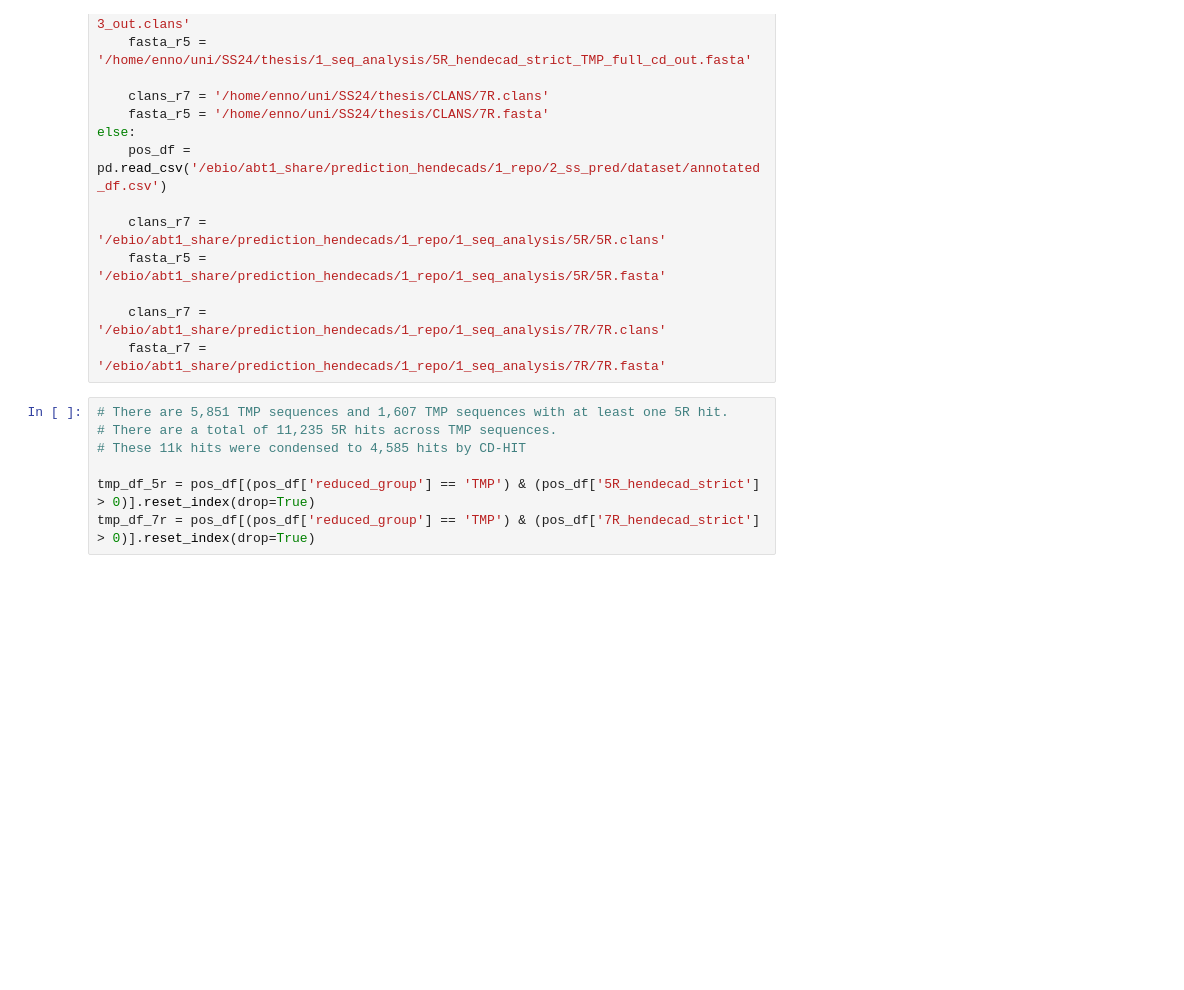
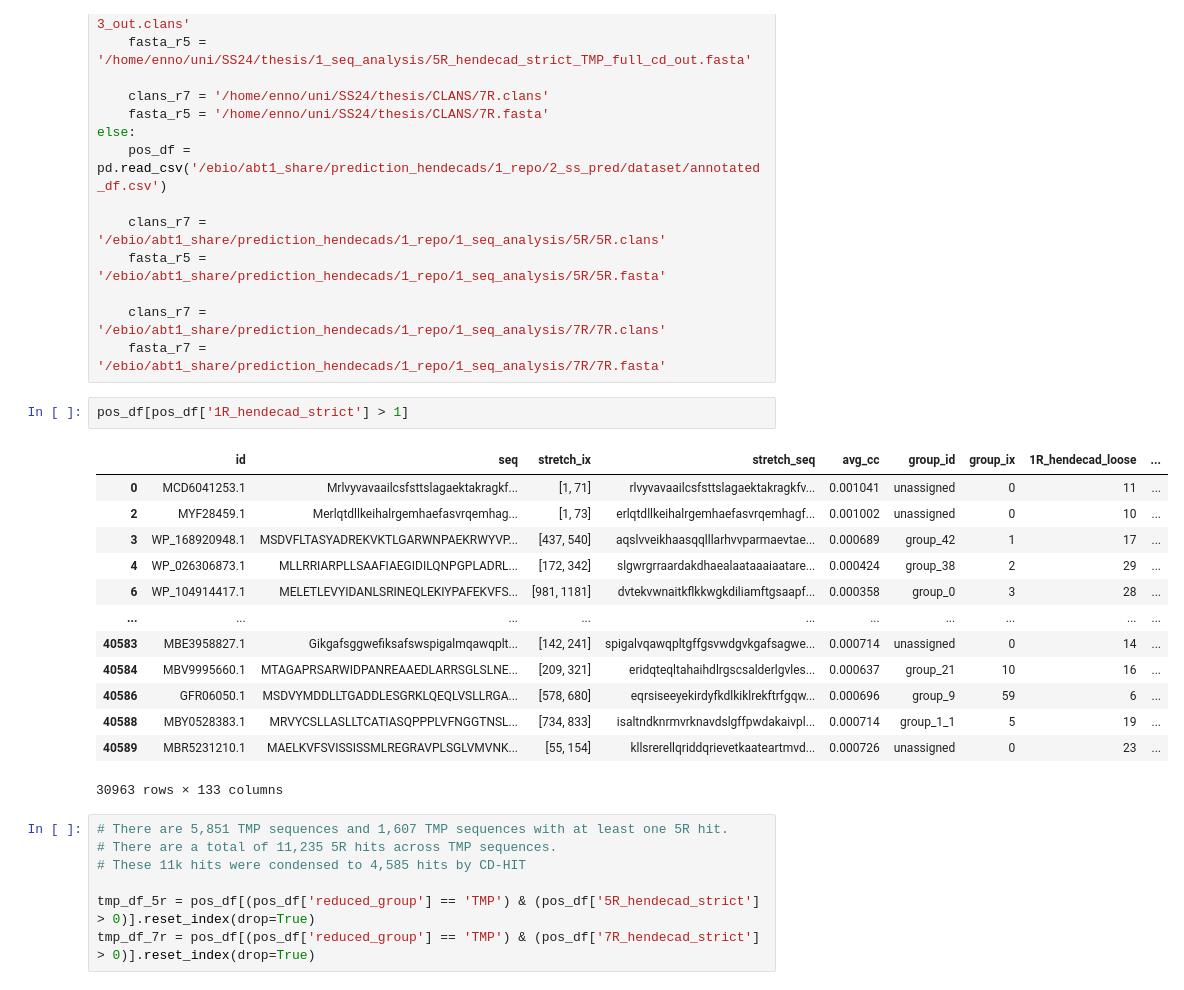
Before and after one commit to donEnno/hendecads, a Jupyter notebook: 1_seq_analysis/tmp_cd_clans.ipynb, the cells around one changed output. Saved outputs shown, nothing was run; the diff lists cells and outputs as text; blank space fills up the shorter version.

```diff
--- a/1_seq_analysis/tmp_cd_clans.ipynb
+++ b/1_seq_analysis/tmp_cd_clans.ipynb
@@ -32,6 +32,22 @@ else:
 
     clans_r7 = '/ebio/abt1_share/prediction_hendecads/1_repo/1_seq_analysis/7R/7R.clans'
     fasta_r7 = '/ebio/abt1_share/prediction_hendecads/1_repo/1_seq_analysis/7R/7R.fasta'
+# %%
+pos_df[pos_df['1R_hendecad_strict'] > 1]
+# %% [output]
+|  | id | seq | stretch_ix | stretch_seq | avg_cc | group_id | group_ix | 1R_hendecad_loose | ... |
+| 0 | MCD6041253.1 | Mrlvyvavaailcsfsttslagaektakragkf... | [1, 71] | rlvyvavaailcsfsttslagaektakragkfv... | 0.001041 | unassigned | 0 | 11 | ... |
+| 2 | MYF28459.1 | Merlqtdllkeihalrgemhaefasvrqemhag... | [1, 73] | erlqtdllkeihalrgemhaefasvrqemhagf... | 0.001002 | unassigned | 0 | 10 | ... |
+| 3 | WP_168920948.1 | MSDVFLTASYADREKVKTLGARWNPAEKRWYVP... | [437, 540] | aqslvveikhaasqqlllarhvvparmaevtae... | 0.000689 | group_42 | 1 | 17 | ... |
+| 4 | WP_026306873.1 | MLLRRIARPLLSAAFIAEGIDILQNPGPLADRL... | [172, 342] | slgwrgrraardakdhaealaataaaiaatare... | 0.000424 | group_38 | 2 | 29 | ... |
+| 6 | WP_104914417.1 | MELETLEVYIDANLSRINEQLEKIYPAFEKVFS... | [981, 1181] | dvtekvwnaitkflkkwgkdiliamftgsaapf... | 0.000358 | group_0 | 3 | 28 | ... |
+| ... | ... | ... | ... | ... | ... | ... | ... | ... | ... |
+| 40583 | MBE3958827.1 | Gikgafsggwefiksafswspigalmqawqplt... | [142, 241] | spigalvqawqpltgffgsvwdgvkgafsagwe... | 0.000714 | unassigned | 0 | 14 | ... |
+| 40584 | MBV9995660.1 | MTAGAPRSARWIDPANREAAEDLARRSGLSLNE... | [209, 321] | eridqteqltahaihdlrgscsalderlgvles... | 0.000637 | group_21 | 10 | 16 | ... |
+| 40586 | GFR06050.1 | MSDVYMDDLLTGADDLESGRKLQEQLVSLLRGA... | [578, 680] | eqrsiseeyekirdyfkdlkiklrekftrfgqw... | 0.000696 | group_9 | 59 | 6 | ... |
+| 40588 | MBY0528383.1 | MRVYCSLLASLLTCATIASQPPPLVFNGGTNSL... | [734, 833] | isaltndknrmvrknavdslgffpwdakaivpl... | 0.000714 | group_1_1 | 5 | 19 | ... |
+| 40589 | MBR5231210.1 | MAELKVFSVISSISSMLREGRAVPLSGLVMVNK... | [55, 154] | kllsrerellqriddqrievetkaateartmvd... | 0.000726 | unassigned | 0 | 23 | ... |
+30963 rows × 133 columns
 # %%
 # There are 5,851 TMP sequences and 1,607 TMP sequences with at least one 5R hit.
 # There are a total of 11,235 5R hits across TMP sequences.
```
Also changed, not shown: parts of 6 cells of this notebook.
